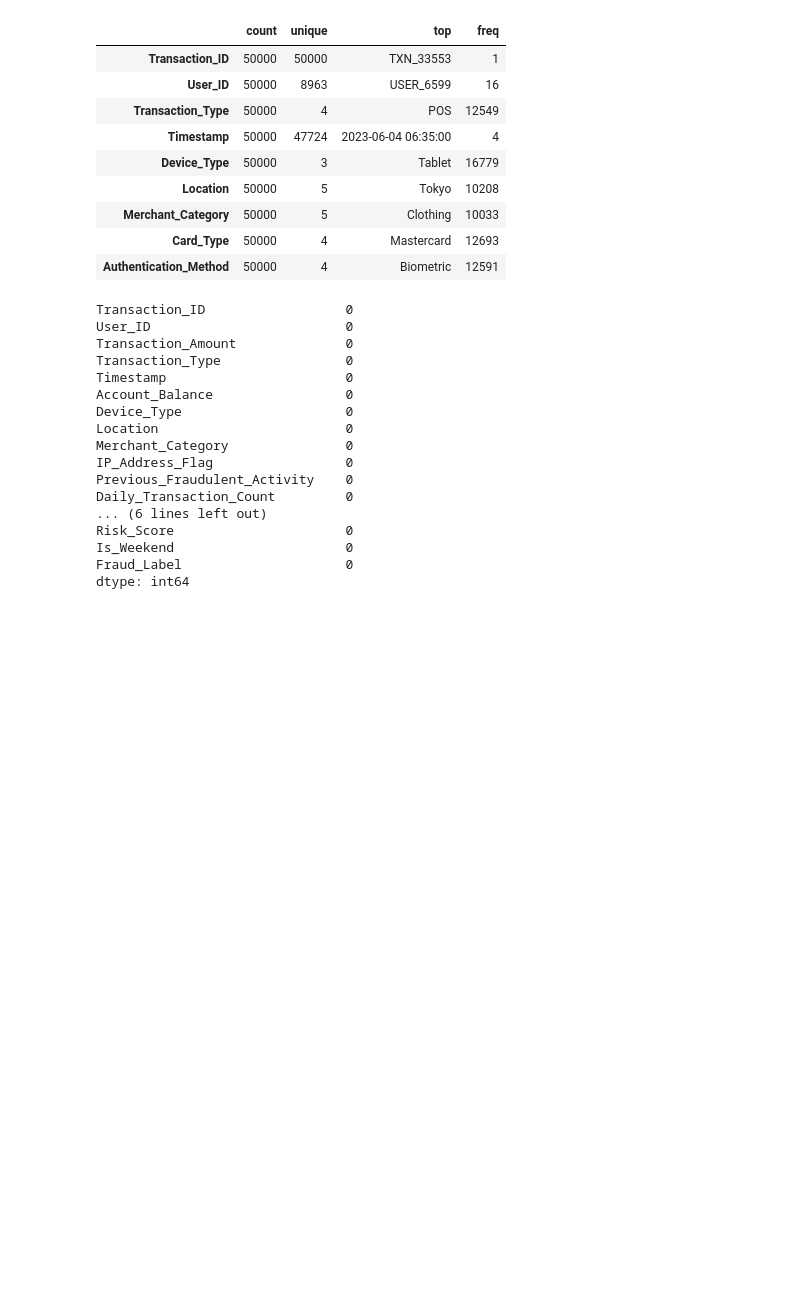
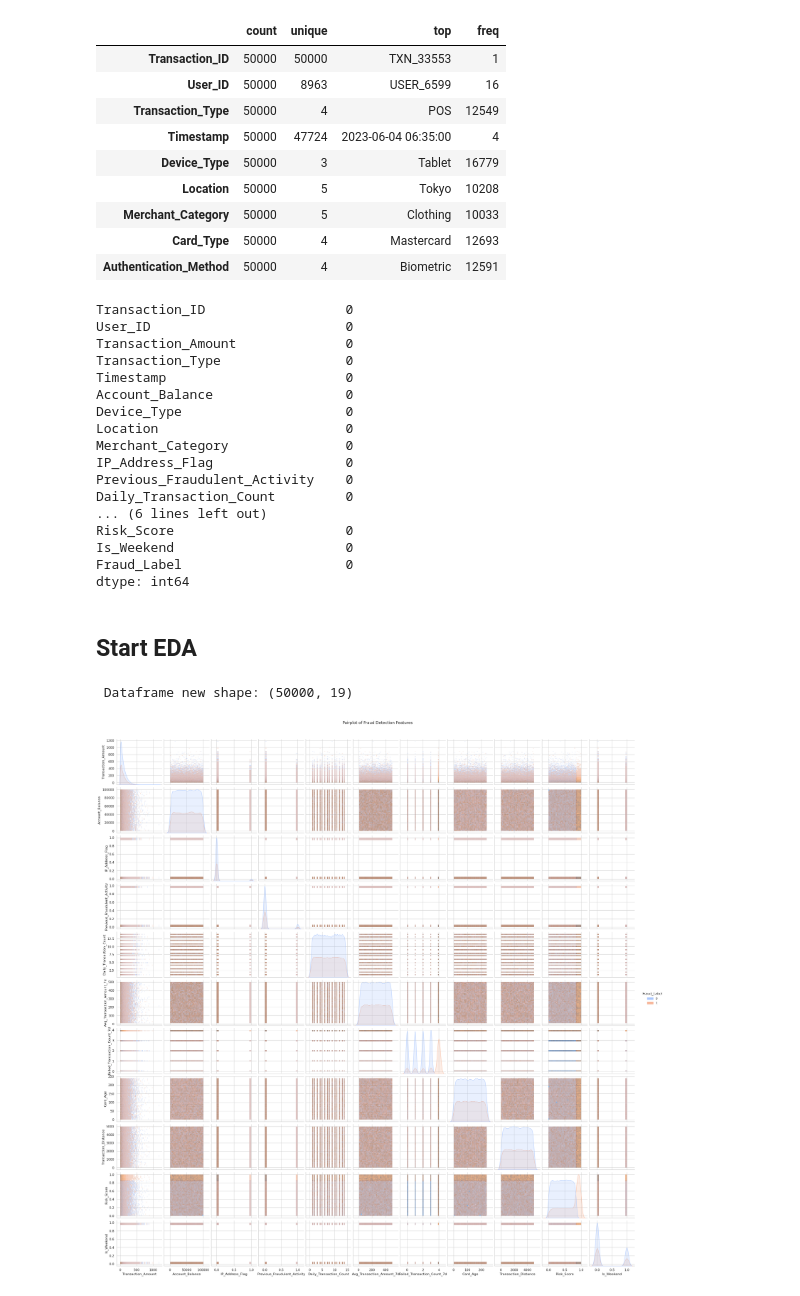
Before and after one commit to crissyro/Fraud-Detection-Transactions, a Jupyter notebook: jupyter/fraud_detection_transactions.ipynb, the cells around one changed output. Cells and saved outputs as stored; diff of their text form; code cells hidden in the pictures; blank space fills up the shorter version.

Commit message:
pairplot

```diff
--- a/jupyter/fraud_detection_transactions.ipynb
+++ b/jupyter/fraud_detection_transactions.ipynb
@@ -120,3 +160,28 @@ Risk_Score                      0
 Is_Weekend                      0
 Fraud_Label                     0
 dtype: int64
+# %% [markdown]
+## Start EDA
+# %%
+df = df.drop(['Transaction_ID', 'User_ID'], axis=1)
+
+print(f'\n Dataframe new shape: {df.shape}\n')
+# %% [output]
+ Dataframe new shape: (50000, 19)
+# %%
+sns.pairplot(
+    data=df,
+    kind="hist",
+    diag_kind="kde",
+    hue="Fraud_Label",
+    palette="coolwarm",
+    markers=["o", "s"],
+    plot_kws={'alpha': 0.6},
+    diag_kws={'shade': True},
+    height=2.5
+)
+
+plt.suptitle("Pairplot of Fraud Detection Features", fontsize=14, y=1.02)
+plt.show()
+# %% [output]
+[figure, added]
```
Also changed, not shown: parts of 2 cells of this notebook.
